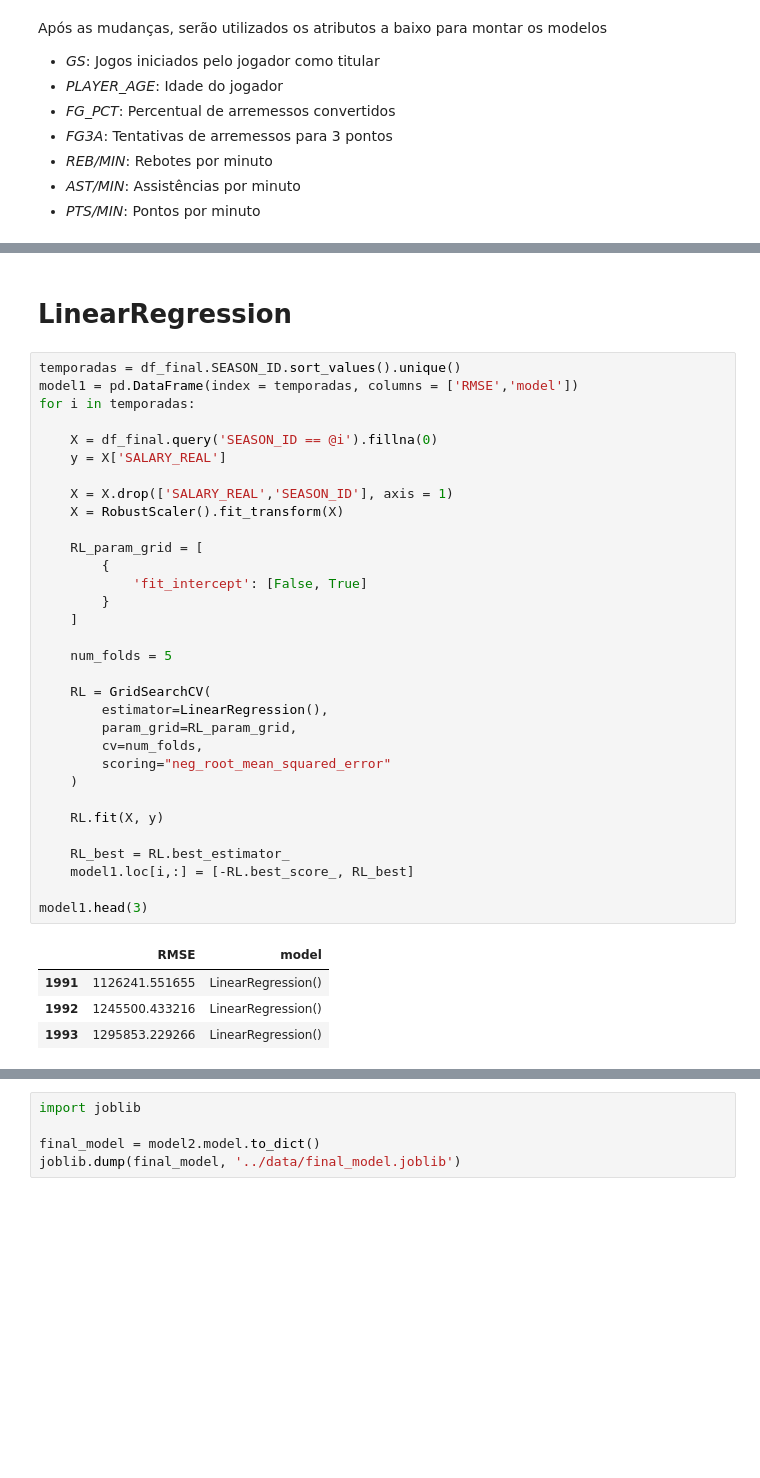
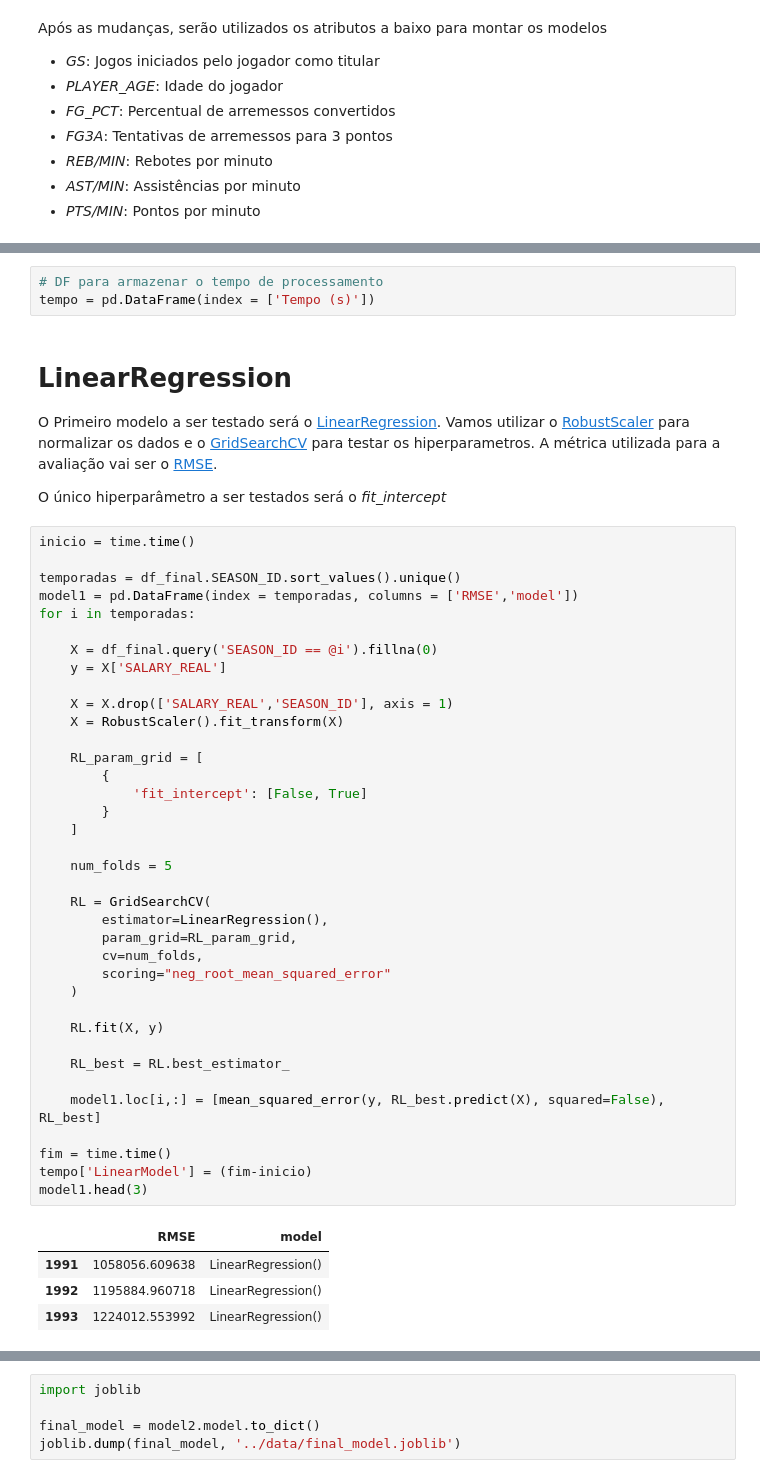
Before and after one commit to ciencia-dados-ifsp-grupo5/NBAstats, a Jupyter notebook: notebooks/NBAstats_data_analyse.ipynb, the cells around one changed output, grey strips where cells are left out. Drawn from its saved outputs; the diff is of its cells as text; blank space fills up the shorter version.

```diff
--- a/notebooks/NBAstats_data_analyse.ipynb
+++ b/notebooks/NBAstats_data_analyse.ipynb
@@ -455,44 +468,56 @@ df_final.head()
 | A.C. Green | 1993 | 3217865.0 | 55.0 | 29.0 | 0.537 | 46.0 | 0.252217 | 0.041149 | 0.372827 |
 | A.C. Green | 1994 | 3365286.0 | 55.0 | 30.0 | 0.502 | 35.0 | 0.266549 | 0.048496 | 0.426195 |
 | A.C. Green | 1995 | 11274438.0 | 52.0 | 31.0 | 0.504 | 127.0 | 0.248977 | 0.047265 | 0.340901 |
+# %%
+# DF para armazenar o tempo de processamento
+tempo = pd.DataFrame(index = ['Tempo (s)'])
 # %% [markdown]
 # LinearRegression
+
+O Primeiro modelo a ser testado será o [LinearRegression](https://scikit-learn.org/stable/modules/generated/sklearn.linear_model.LinearRegression.html). Vamos utilizar o [RobustScaler](https://scikit-learn.org/stable/modules/generated/sklearn.preprocessing.RobustScaler.html) para normalizar os dados e o [GridSearchCV](https://scikit-learn.org/stable/modules/generated/sklearn.model_selection.GridSearchCV.html) para testar os hiperparametros. A métrica utilizada para a avaliação vai ser o [RMSE](https://scikit-learn.org/stable/modules/generated/sklearn.metrics.mean_squared_error.html).
+
+O único hiperparâmetro a ser testados será o *fit_intercept*
 # %%
+inicio = time.time()
+
 temporadas = df_final.SEASON_ID.sort_values().unique()
 model1 = pd.DataFrame(index = temporadas, columns = ['RMSE','model'])
 for i in temporadas:
 
     X = df_final.query('SEASON_ID == @i').fillna(0)
     y = X['SALARY_REAL']
 
     X = X.drop(['SALARY_REAL','SEASON_ID'], axis = 1)
     X = RobustScaler().fit_transform(X)
 
     RL_param_grid = [
         {
             'fit_intercept': [False, True]
         }
     ]
 
     num_folds = 5
 
     RL = GridSearchCV(
         estimator=LinearRegression(),
         param_grid=RL_param_grid,
         cv=num_folds,
         scoring="neg_root_mean_squared_error"
     )
 
     RL.fit(X, y)
 
     RL_best = RL.best_estimator_
-    model1.loc[i,:] = [-RL.best_score_, RL_best]
 
+    model1.loc[i,:] = [mean_squared_error(y, RL_best.predict(X), squared=False), RL_best]
+
+fim = time.time()
+tempo['LinearModel'] = (fim-inicio)
 model1.head(3)
 # %% [output]
 |  | RMSE | model |
-| 1991 | 1126241.551655 | LinearRegression() |
-| 1992 | 1245500.433216 | LinearRegression() |
-| 1993 | 1295853.229266 | LinearRegression() |
+| 1991 | 1058056.609638 | LinearRegression() |
+| 1992 | 1195884.960718 | LinearRegression() |
+| 1993 | 1224012.553992 | LinearRegression() |
 # %% [markdown]
 # RandomForestRegressor
```
Also changed, not shown: parts of 15 cells of this notebook.
